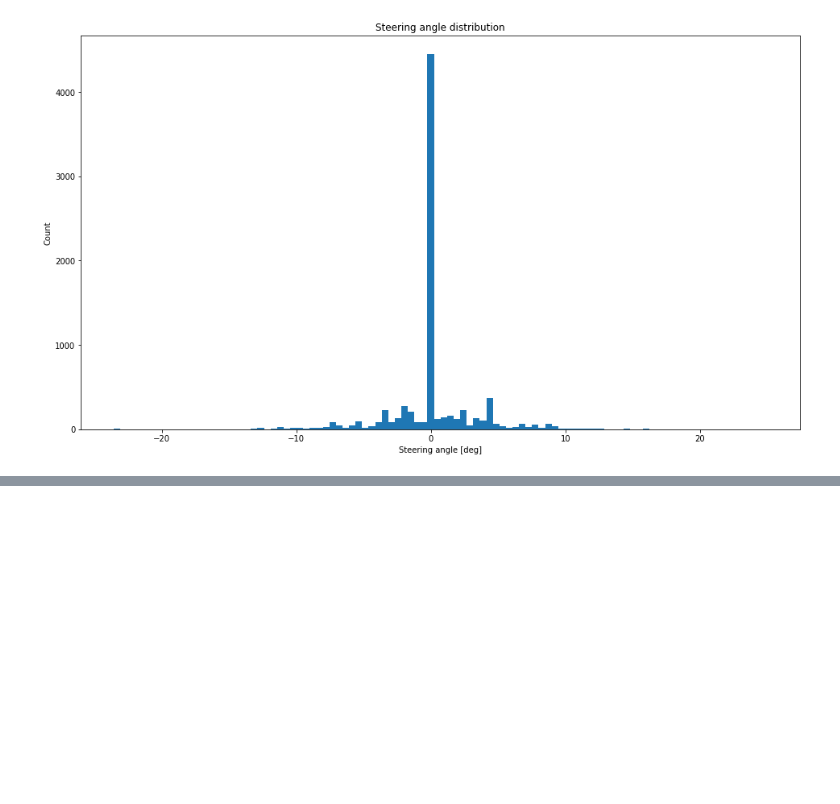
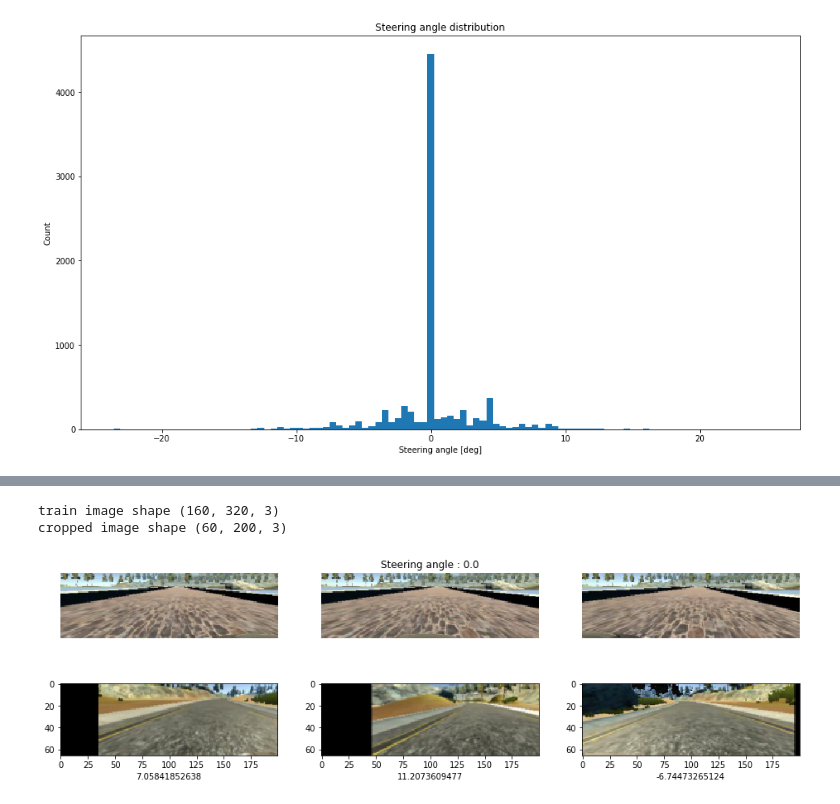
Before and after one commit to ab2005/carnd-behavioral-cloning, a Jupyter notebook: project.ipynb, the cells around one changed output, grey strips where cells are left out. Cells and saved outputs as stored; diff of their text form; code cells hidden in the pictures; blank space fills up the shorter version.

```diff
--- a/project.ipynb
+++ b/project.ipynb
@@ -1058,0 +1102,34 @@ plt.show()
+# %%
+rev_steer_s = np.array(data_files_s.steer,dtype=np.float32)
+steer_sm_s = rev_steer_s
+data_files_s['steer_sm'] = pd.Series(steer_sm_s, index=data_files_s.index)
+
+image_c = process_newimage_file(data_files_s['center'][0].strip())
+rows, cols, channels = image_c.shape
+print('train image shape',  image_c.shape)
+
+croped_image = resize_image(image_c)
+print('cropped image shape',  croped_image.shape)
+
+# Test out cropping out region of interest
+ind_num = np.random.randint(len(data_files_s))
+
+image_c = resize_image(process_newimage_file(data_files_s['center'][ind_num].strip()))
+image_r = resize_image(process_newimage_file(data_files_s['right'][ind_num].strip()))
+image_l = resize_image(process_newimage_file(data_files_s['left'][ind_num].strip()))
+
+plt.figure()
+plt.subplot(1,3,1)
+plt.imshow(image_l+.5);
+plt.axis('off')
+plt.subplot(1,3,2)
+plt.imshow(image_c+.5);
+plt.axis('off')
+plt.title('Steering angle : '+ str(np.round(rev_steer_s[ind_num]*25,2) ));
+plt.subplot(1,3,3)
+plt.imshow(image_r+.5);
+plt.axis('off');
+# %% [output]
+train image shape (160, 320, 3)
+cropped image shape (60, 200, 3)
+[figure, added]
@@ -1058,0 +1177,26 @@ plt.show()
+# %%
+# Test augmentation
+MODEL_IMG_WIDTH = 200
+MODEL_IMG_HEIGHT = 66
+c = np.random.randint(len(data_files_s))
+l_c = data_files_s.iloc[[c]].reset_index()
+r = np.random.randint(len(data_files_s))
+l_r = data_files_s.iloc[[r]].reset_index()
+l = np.random.randint(len(data_files_s))
+l_l = data_files_s.iloc[[l]].reset_index()
+
+image_c, a_c = preprocess_image_file_train(l_c)
+image_r, a_r = preprocess_image_file_train(l_r)
+image_l, a_l = preprocess_image_file_train(l_l)
+plt.figure()
+plt.subplot(1,3,1)
+plt.xlabel(a_l * 25)
+plt.imshow(image_l+.5);
+plt.subplot(1,3,2)
+plt.xlabel(a_c * 25)
+plt.imshow(image_c+.5);
+plt.subplot(1,3,3)
+plt.xlabel(a_r * 25)
+plt.imshow(image_r+.5);
+# %% [output]
+[figure, added]
```
Also changed, not shown: parts of 22 cells of this notebook.
